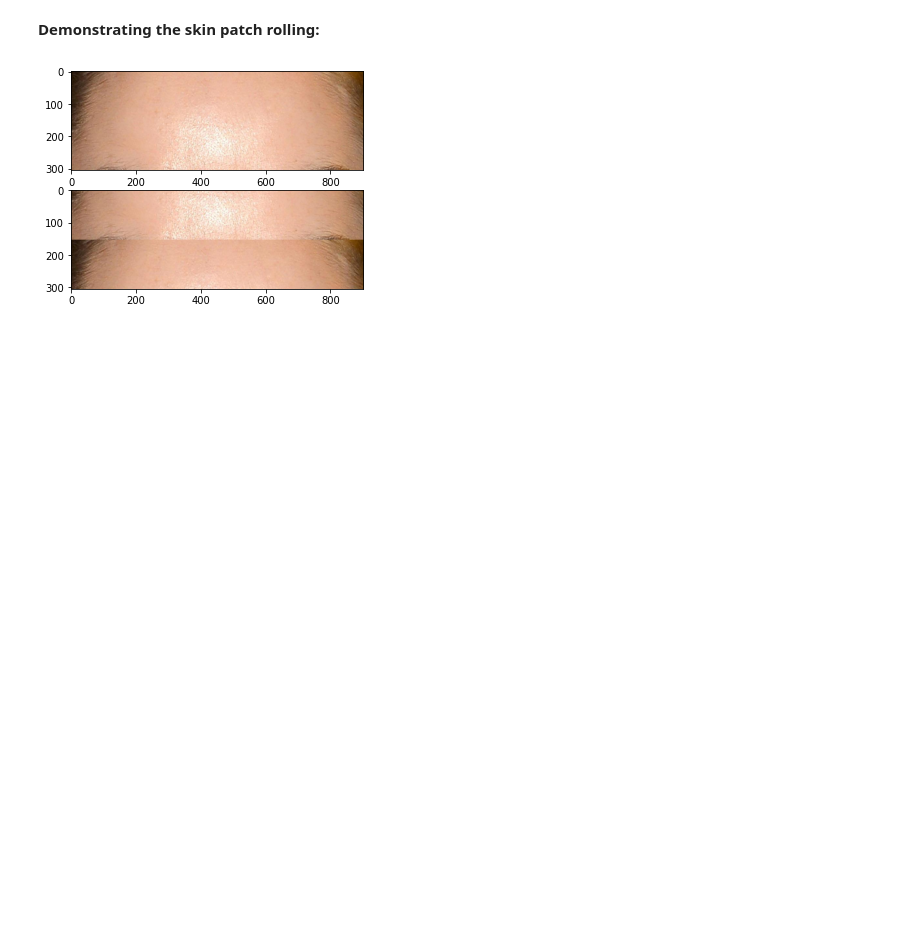
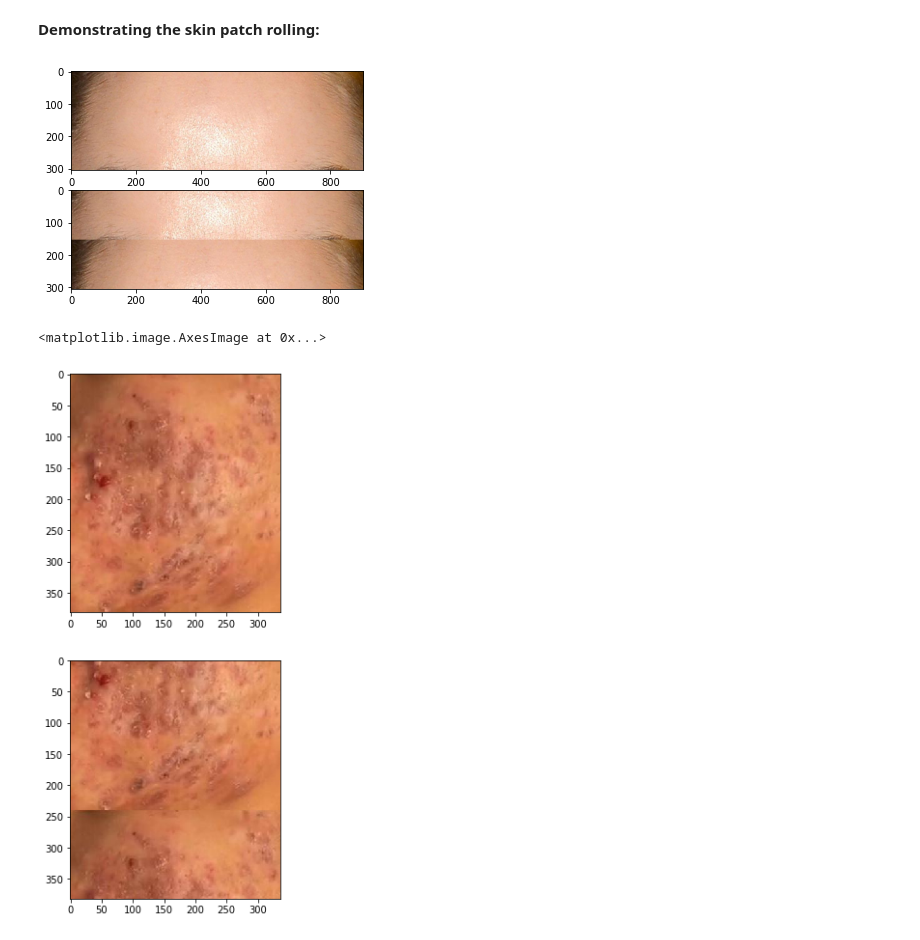
Before and after one commit to SanaaShah/Acne-Analyzer, a Jupyter notebook: data_augmentation.ipynb, the cells around one changed output. Drawn from its saved outputs; the diff is of its cells as text; code cells hidden in the pictures; blank space fills up the shorter version.

```diff
--- a/data_augmentation.ipynb
+++ b/data_augmentation.ipynb
@@ -50,3 +50,17 @@ for j in range(num_times):
     image_names = roll_and_plot(img, image_name_no_ext, x_or_y, step_size*(j+1), True)
 # %% [output]
 [figure]
+# %%
+import matplotlib.pyplot as plt
+import matplotlib.image as mpimg
+
+img1 = mpimg.imread(r"C:\Users\Sana Shah\Desktop\nestle acne\Augmented_patches\5-Very_Severe\levle3_4_lc_roll_y_0.jpg")
+img2 = mpimg.imread(r"C:\Users\Sana Shah\Desktop\nestle acne\Augmented_patches\5-Very_Severe\levle3_4_lc_roll_y_141.jpg")
+
+fig, (ax1,ax2) = plt.subplots(nrows=2,ncols=1,figsize=(15,10))
+
+ax1.imshow(img1)
+ax2.imshow(img2)
+# %% [output]
+<matplotlib.image.AxesImage at 0x...>
+[figure, added]
```
Also changed, not shown: parts of 1 cell of this notebook, 3 other files.
